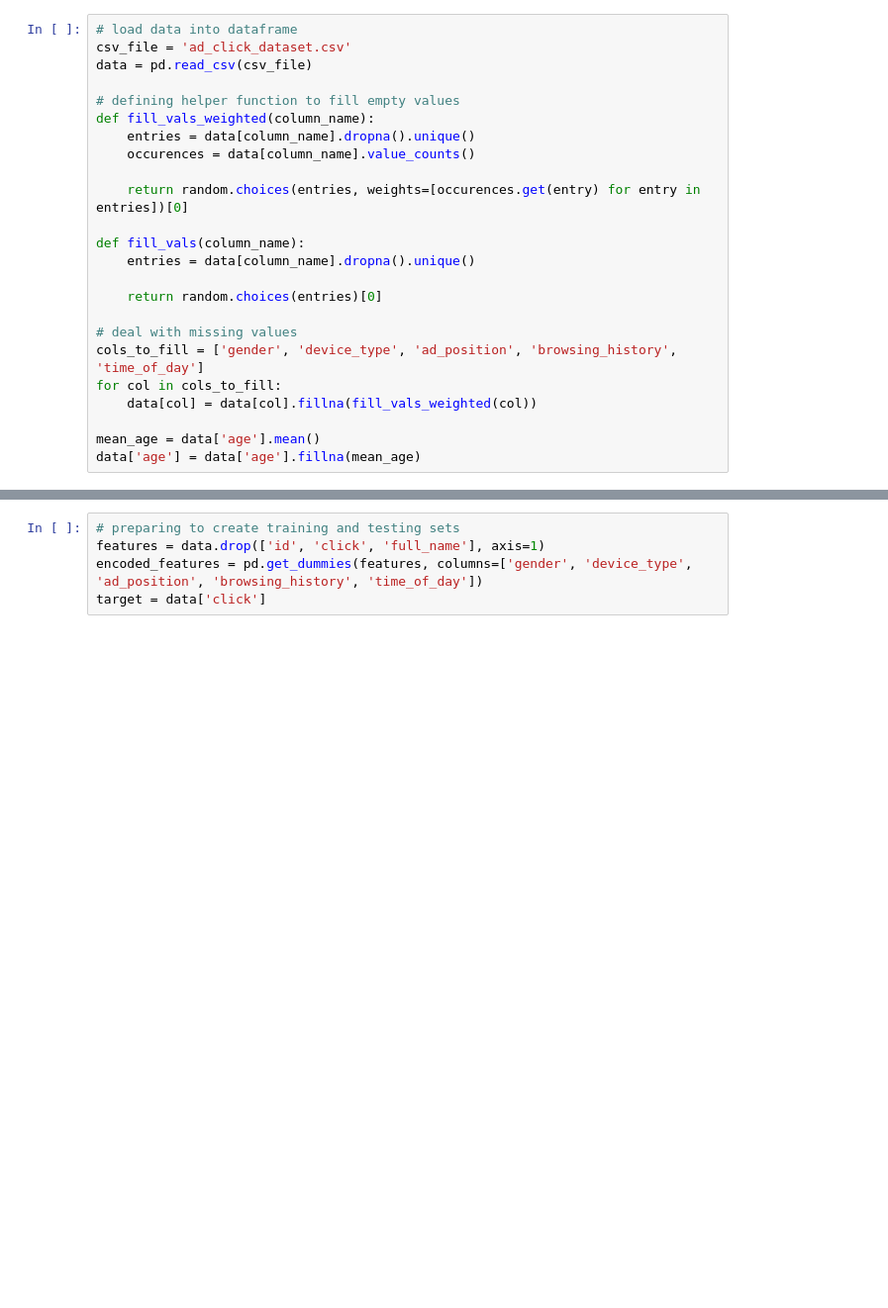
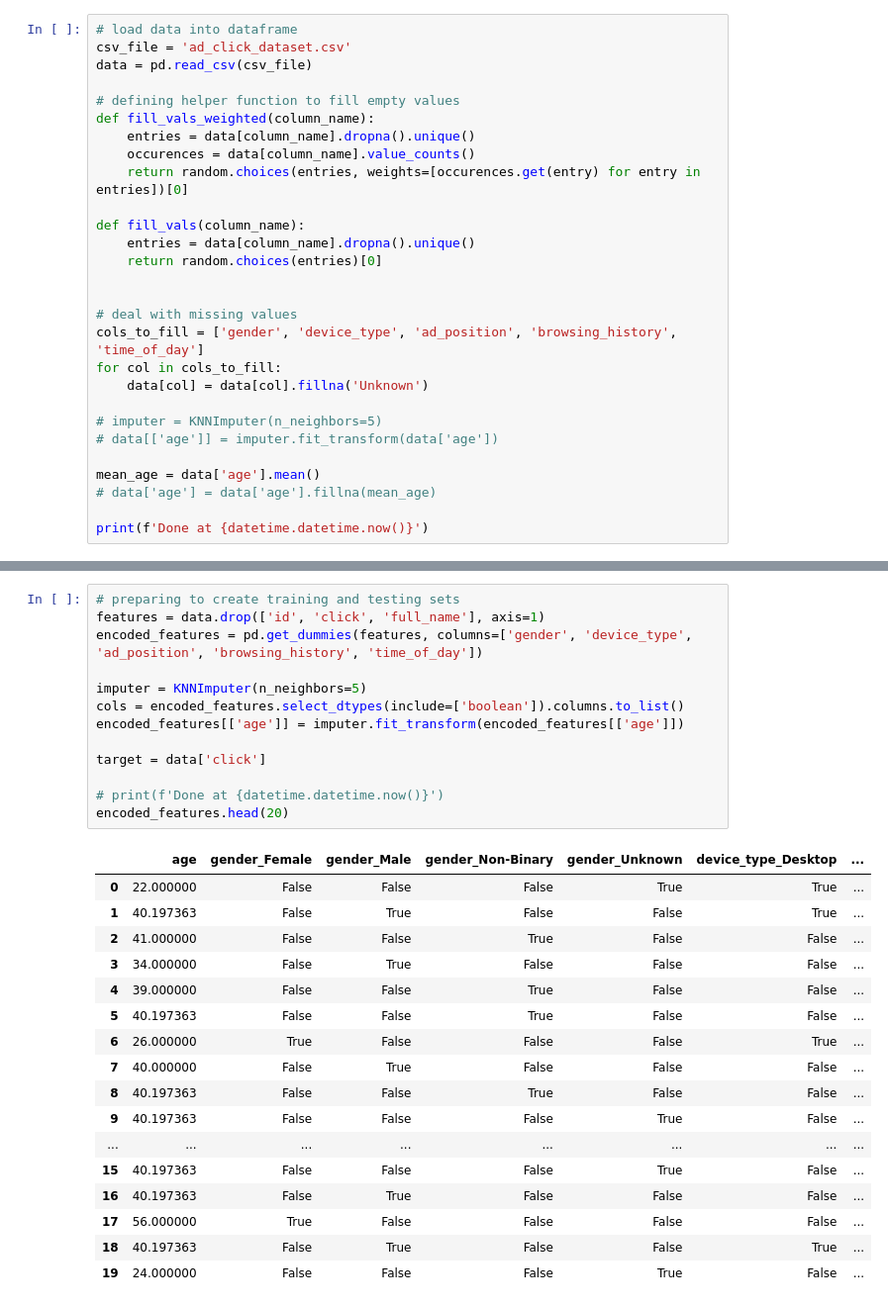
Before and after one commit to efar301/ad-click-prediction, a Jupyter notebook: model.ipynb, the cells around one changed output, grey strips where cells are left out. Shown at 99% size. Saved outputs shown, nothing was run; the diff lists cells and outputs as text; blank space fills up the shorter version.

```diff
--- a/model.ipynb
+++ b/model.ipynb
@@ -22,18 +28,22 @@ data = pd.read_csv(csv_file)
 def fill_vals_weighted(column_name):
     entries = data[column_name].dropna().unique()
     occurences = data[column_name].value_counts()
-
     return random.choices(entries, weights=[occurences.get(entry) for entry in entries])[0]
 
 def fill_vals(column_name):
     entries = data[column_name].dropna().unique()
+    return random.choices(entries)[0]
 
-    return random.choices(entries)[0]
 
 # deal with missing values
 cols_to_fill = ['gender', 'device_type', 'ad_position', 'browsing_history', 'time_of_day']
 for col in cols_to_fill:
-    data[col] = data[col].fillna(fill_vals_weighted(col))
+    data[col] = data[col].fillna('Unknown')
+
+# imputer = KNNImputer(n_neighbors=5)
+# data[['age']] = imputer.fit_transform(data['age'])
 
 mean_age = data['age'].mean()
-data['age'] = data['age'].fillna(mean_age)
+# data['age'] = data['age'].fillna(mean_age)
+
+print(f'Done at {datetime.datetime.now()}')
@@ -40,5 +61,31 @@ data['age'] = data['age'].fillna(mean_age)
 # %%
 # preparing to create training and testing sets
 features = data.drop(['id', 'click', 'full_name'], axis=1)
 encoded_features = pd.get_dummies(features, columns=['gender', 'device_type', 'ad_position', 'browsing_history', 'time_of_day'])
+
+imputer = KNNImputer(n_neighbors=5)
+cols = encoded_features.select_dtypes(include=['boolean']).columns.to_list()
+encoded_features[['age']] = imputer.fit_transform(encoded_features[['age']])
+
 target = data['click']
+
+# print(f'Done at {datetime.datetime.now()}')
+encoded_features.head(20)
+# %% [output]
+|  | age | gender_Female | gender_Male | gender_Non-Binary | gender_Unknown | device_type_Desktop | ... |
+| 0 | 22.000000 | False | False | False | True | True | ... |
+| 1 | 40.197363 | False | True | False | False | True | ... |
+| 2 | 41.000000 | False | False | True | False | False | ... |
+| 3 | 34.000000 | False | True | False | False | False | ... |
+| 4 | 39.000000 | False | False | True | False | False | ... |
+| 5 | 40.197363 | False | False | True | False | False | ... |
+| 6 | 26.000000 | True | False | False | False | True | ... |
+| 7 | 40.000000 | False | True | False | False | False | ... |
+| 8 | 40.197363 | False | False | True | False | False | ... |
+| 9 | 40.197363 | False | False | False | True | False | ... |
+| ... | ... | ... | ... | ... | ... | ... | ... |
+| 15 | 40.197363 | False | False | False | True | False | ... |
+| 16 | 40.197363 | False | True | False | False | False | ... |
+| 17 | 56.000000 | True | False | False | False | False | ... |
+| 18 | 40.197363 | False | True | False | False | True | ... |
+| 19 | 24.000000 | False | False | False | True | False | ... |
```
Also changed, not shown: parts of 8 cells of this notebook.
